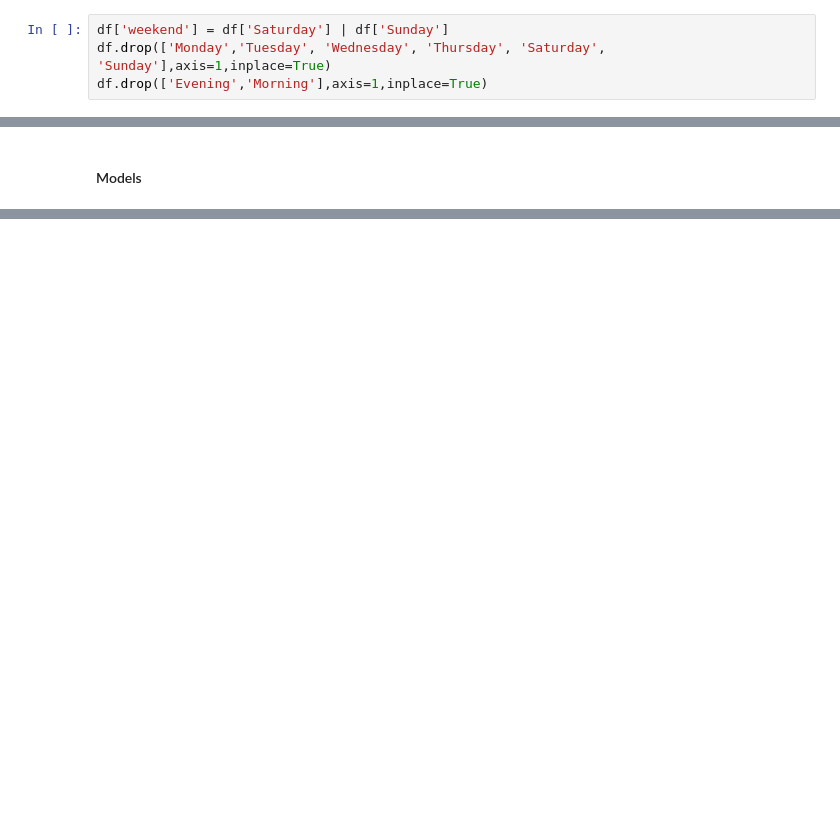
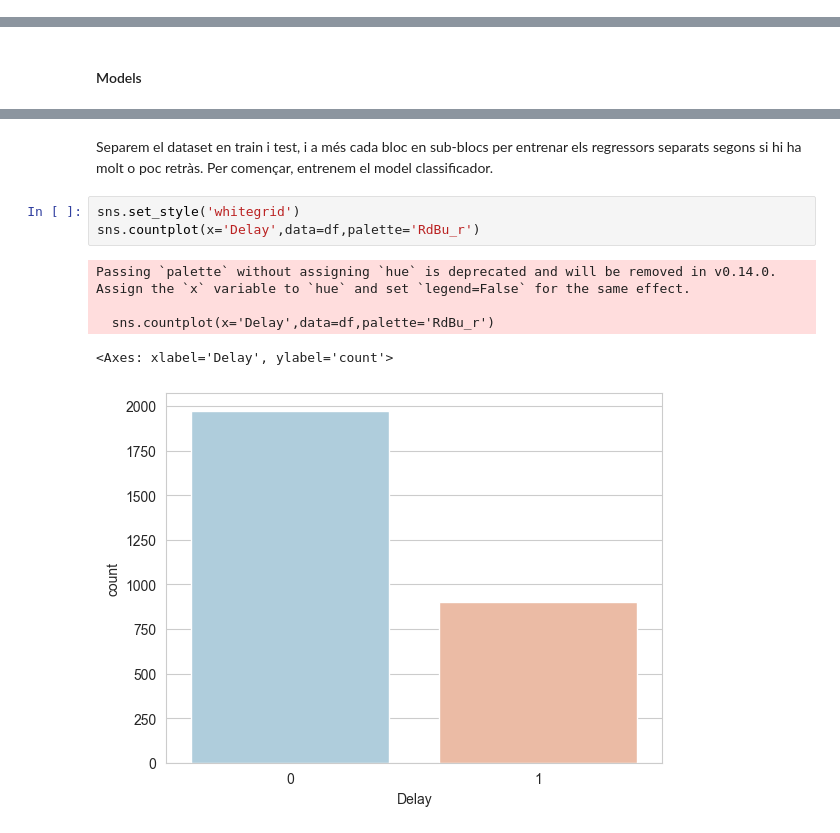
Before and after one commit to cmascarocatala/Kaggle_train_delay, a Jupyter notebook: Train_delay_analisy.ipynb, the cells around one changed output, grey strips where cells are left out. Saved outputs shown, nothing was run; the diff lists cells and outputs as text; blank space fills up the shorter version.

Commit message:
Classificador

```diff
--- a/Train_delay_analisy.ipynb
+++ b/Train_delay_analisy.ipynb
@@ -150,7 +150,3 @@ df.head()
 | 2 | 200 | 15 | 3 | True | False | False | False | False | ... |
 | 3 | 50 | 2 | 1 | False | False | False | False | False | ... |
 | 4 | 75 | 8 | 2 | False | True | False | False | False | ... |
-# %%
-df['weekend'] = df['Saturday'] | df['Sunday']
-df.drop(['Monday','Tuesday', 'Wednesday', 'Thursday', 'Saturday', 'Sunday'],axis=1,inplace=True)
-df.drop(['Evening','Morning'],axis=1,inplace=True)
@@ -168,0 +177,11 @@ df_train, df_test = train_test_split(df, test_size=0.2, random_state=42, stratif
+# %% [markdown]
+Separem el dataset en train i test, i a més cada bloc en sub-blocs per entrenar els regressors separats segons si hi ha molt o poc retràs. Per començar, entrenem el model classificador.
+# %%
+sns.set_style('whitegrid')
+sns.countplot(x='Delay',data=df,palette='RdBu_r')
+# %% [output]
+Passing `palette` without assigning `hue` is deprecated and will be removed in v0.14.0. Assign the `x` variable to `hue` and set `legend=False` for the same effect.
+
+  sns.countplot(x='Delay',data=df,palette='RdBu_r')
+<Axes: xlabel='Delay', ylabel='count'>
+[figure, added]
```
Also changed, not shown: parts of 15 cells of this notebook.
